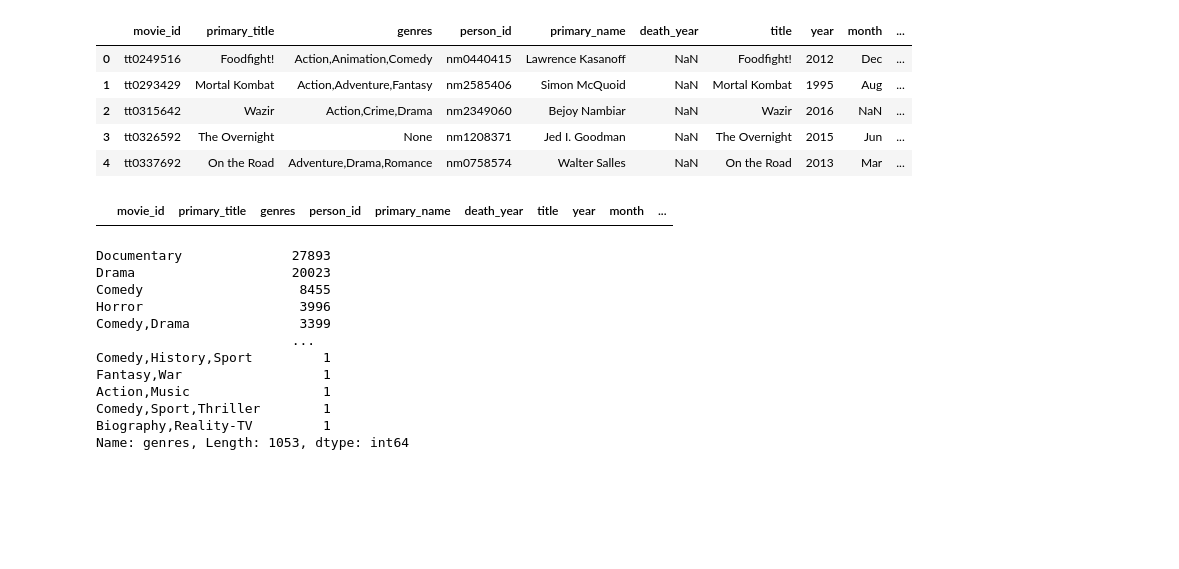
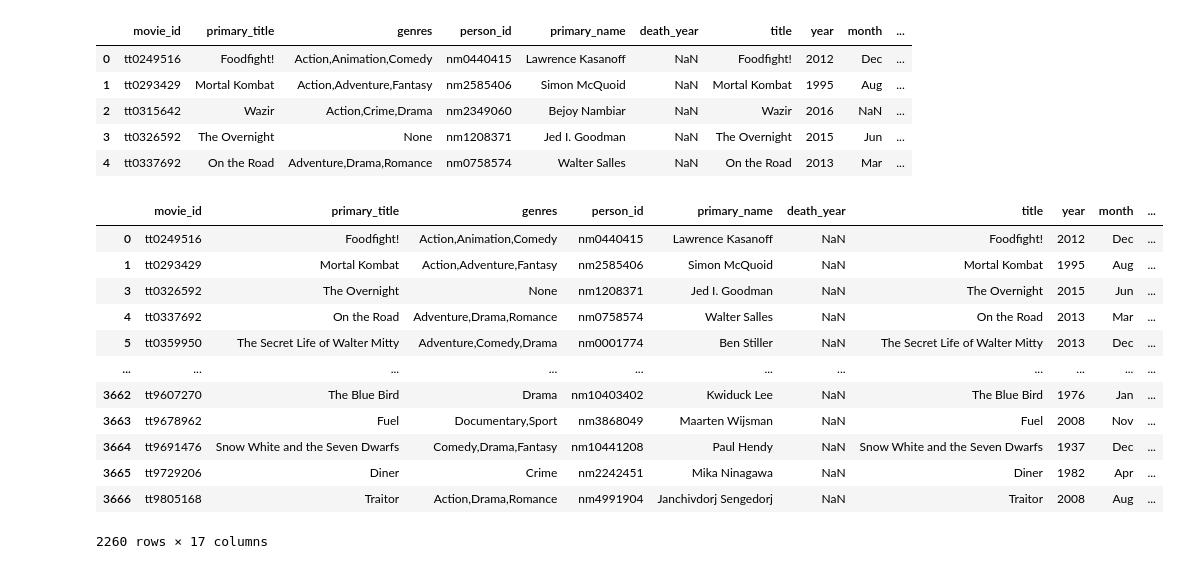
Before and after one commit to jlombino/dsc-phase-1-project-v2-4, a Jupyter notebook: Peter's Checkpoint.ipynb, the cells around one changed output. Drawn from its saved outputs; the diff is of its cells as text; code cells hidden in the pictures; blank space fills up the shorter version.

```diff
--- a/Peter's Checkpoint.ipynb
+++ b/Peter's Checkpoint.ipynb
@@ -131,7 +134,7 @@ bom_movie_gross['clean_foreign'] = bom_movie_gross['foreign_gross'].str.replace(
 bom_movie_gross['clean_foreign'] = bom_movie_gross['clean_foreign'].apply(math.trunc)
 bom_movie_gross['clean_worldwide'] = bom_movie_gross['clean_domestic'] + bom_movie_gross['clean_foreign']
 #bom_movie_gross.info()
-bom_relevant_cols = ['title','year','clean_domestic','clean_foreign','clean_worldwide']
+bom_relevant_cols = ['title','year','clean_domestic','clean_foreign','clean_worldwide', 'studio']
 bom_relevant = bom_movie_gross[bom_relevant_cols]
 #bom_relevant.head()
 # %%
@@ -176,22 +179,3 @@ all_movie_data.head()
 | 2 | tt0315642 | Wazir | Action,Crime,Drama | nm2349060 | Bejoy Nambiar | NaN | Wazir | 2016 | NaN | ... |
 | 3 | tt0326592 | The Overnight | None | nm1208371 | Jed I. Goodman | NaN | The Overnight | 2015 | Jun | ... |
 | 4 | tt0337692 | On the Road | Adventure,Drama,Romance | nm0758574 | Walter Salles | NaN | On the Road | 2013 | Mar | ... |
-# %%
-all_movie_data[all_movie_data['primary_title'] == 'Avatar 2']
-# %% [output]
-|  | movie_id | primary_title | genres | person_id | primary_name | death_year | title | year | month | ... |
-# %%
-clean_director_info['genres'].value_counts()[:-10]
-# %% [output]
-Documentary              27893
-Drama                    20023
-Comedy                    8455
-Horror                    3996
-Comedy,Drama              3399
-                         ...
-Comedy,History,Sport         1
-Fantasy,War                  1
-Action,Music                 1
-Comedy,Sport,Thriller        1
-Biography,Reality-TV         1
-Name: genres, Length: 1053, dtype: int64
@@ -197,0 +185,16 @@ Name: genres, Length: 1053, dtype: int64
+# %%
+studio_and_budget_df[studio_and_budget_df['studio'].isna()]
+# %% [output]
+|  | movie_id | primary_title | genres | person_id | primary_name | death_year | title | year | month | ... |
+| 0 | tt0249516 | Foodfight! | Action,Animation,Comedy | nm0440415 | Lawrence Kasanoff | NaN | Foodfight! | 2012 | Dec | ... |
+| 1 | tt0293429 | Mortal Kombat | Action,Adventure,Fantasy | nm2585406 | Simon McQuoid | NaN | Mortal Kombat | 1995 | Aug | ... |
+| 3 | tt0326592 | The Overnight | None | nm1208371 | Jed I. Goodman | NaN | The Overnight | 2015 | Jun | ... |
+| 4 | tt0337692 | On the Road | Adventure,Drama,Romance | nm0758574 | Walter Salles | NaN | On the Road | 2013 | Mar | ... |
+| 5 | tt0359950 | The Secret Life of Walter Mitty | Adventure,Comedy,Drama | nm0001774 | Ben Stiller | NaN | The Secret Life of Walter Mitty | 2013 | Dec | ... |
+| ... | ... | ... | ... | ... | ... | ... | ... | ... | ... | ... |
+| 3662 | tt9607270 | The Blue Bird | Drama | nm10403402 | Kwiduck Lee | NaN | The Blue Bird | 1976 | Jan | ... |
+| 3663 | tt9678962 | Fuel | Documentary,Sport | nm3868049 | Maarten Wijsman | NaN | Fuel | 2008 | Nov | ... |
+| 3664 | tt9691476 | Snow White and the Seven Dwarfs | Comedy,Drama,Fantasy | nm10441208 | Paul Hendy | NaN | Snow White and the Seven Dwarfs | 1937 | Dec | ... |
+| 3665 | tt9729206 | Diner | Crime | nm2242451 | Mika Ninagawa | NaN | Diner | 1982 | Apr | ... |
+| 3666 | tt9805168 | Traitor | Action,Drama,Romance | nm4991904 | Janchivdorj Sengedorj | NaN | Traitor | 2008 | Aug | ... |
+2260 rows × 17 columns
```
Also changed, not shown: parts of 16 cells of this notebook.
